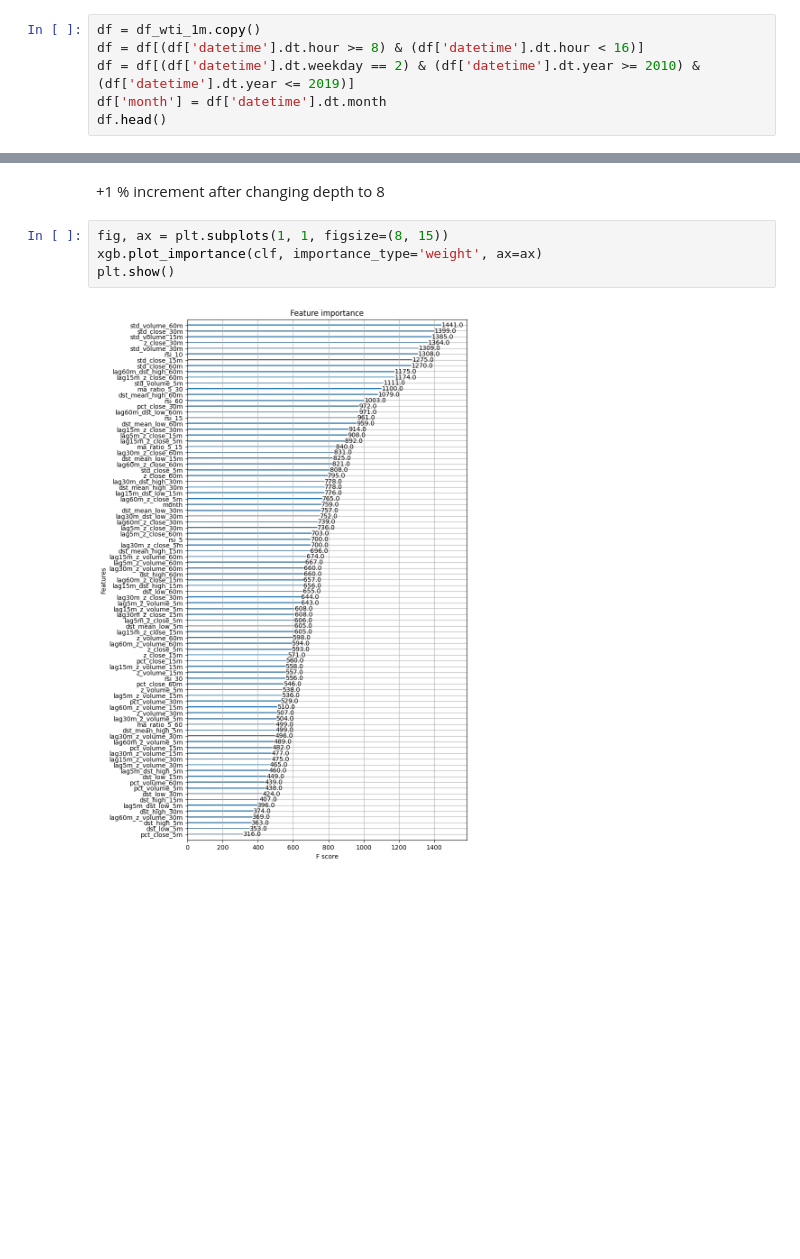
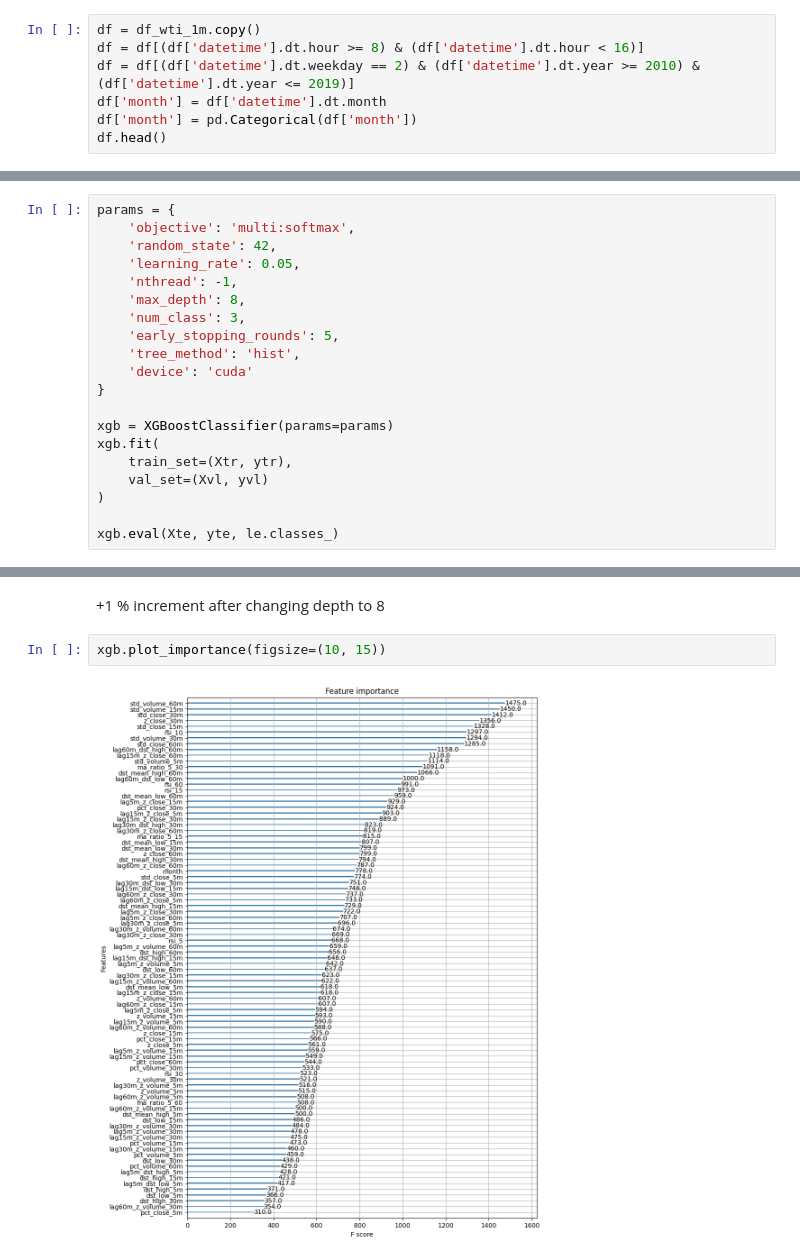
Before and after one commit to daQuincy/Takumi, a Jupyter notebook: 006 - feature_engineering_2.ipynb, the cells around one changed output, grey strips where cells are left out. Cells and saved outputs as stored; diff of their text form; blank space fills up the shorter version.

```diff
--- a/006 - feature_engineering_2.ipynb
+++ b/006 - feature_engineering_2.ipynb
@@ -47,6 +47,7 @@ df = df_wti_1m.copy()
 df = df[(df['datetime'].dt.hour >= 8) & (df['datetime'].dt.hour < 16)]
 df = df[(df['datetime'].dt.weekday == 2) & (df['datetime'].dt.year >= 2010) & (df['datetime'].dt.year <= 2019)]
 df['month'] = df['datetime'].dt.month
+df['month'] = pd.Categorical(df['month'])
 df.head()
 # %% [output]
 |  | date | time | open | high | low | close | volume | datetime | day | month |
@@ -506,0 +422,20 @@ Test Precision: 0.62
+# %%
+params = {
+    'objective': 'multi:softmax',
+    'random_state': 42,
+    'learning_rate': 0.05,
+    'nthread': -1,
+    'max_depth': 8,
+    'num_class': 3,
+    'early_stopping_rounds': 5,
+    'tree_method': 'hist',
+    'device': 'cuda'
+}
+
+xgb = XGBoostClassifier(params=params)
+xgb.fit(
+    train_set=(Xtr, ytr),
+    val_set=(Xvl, yvl)
+)
+
+xgb.eval(Xte, yte, le.classes_)
@@ -507,8 +468,6 @@ Test Precision: 0.62
 # %% [markdown]
 +1 % increment after changing depth to 8
-# %%
-fig, ax = plt.subplots(1, 1, figsize=(8, 15))
-xgb.plot_importance(clf, importance_type='weight', ax=ax)
-plt.show()
-# %% [output]
-[figure, removed]
+# %%
+xgb.plot_importance(figsize=(10, 15))
+# %% [output]
+[figure, added]
```
Also changed, not shown: parts of 10 cells of this notebook, 2 other files.
